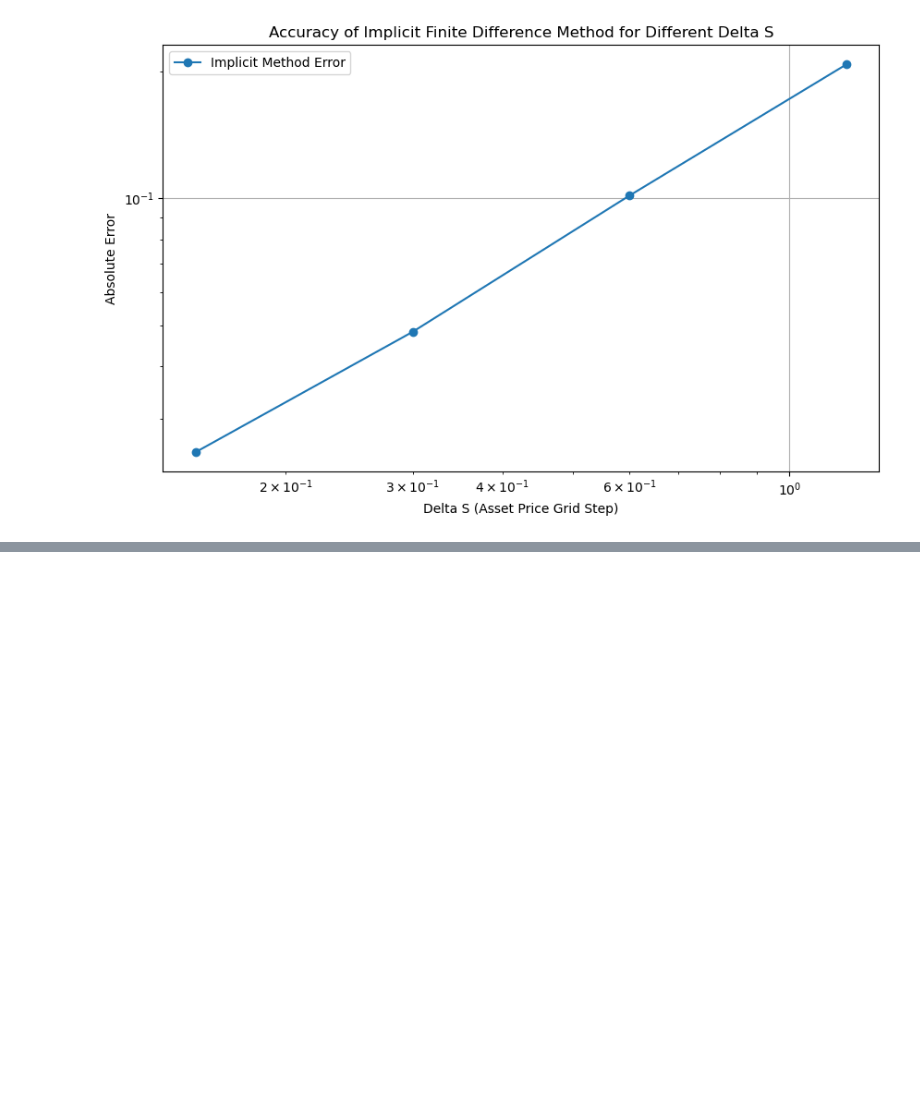
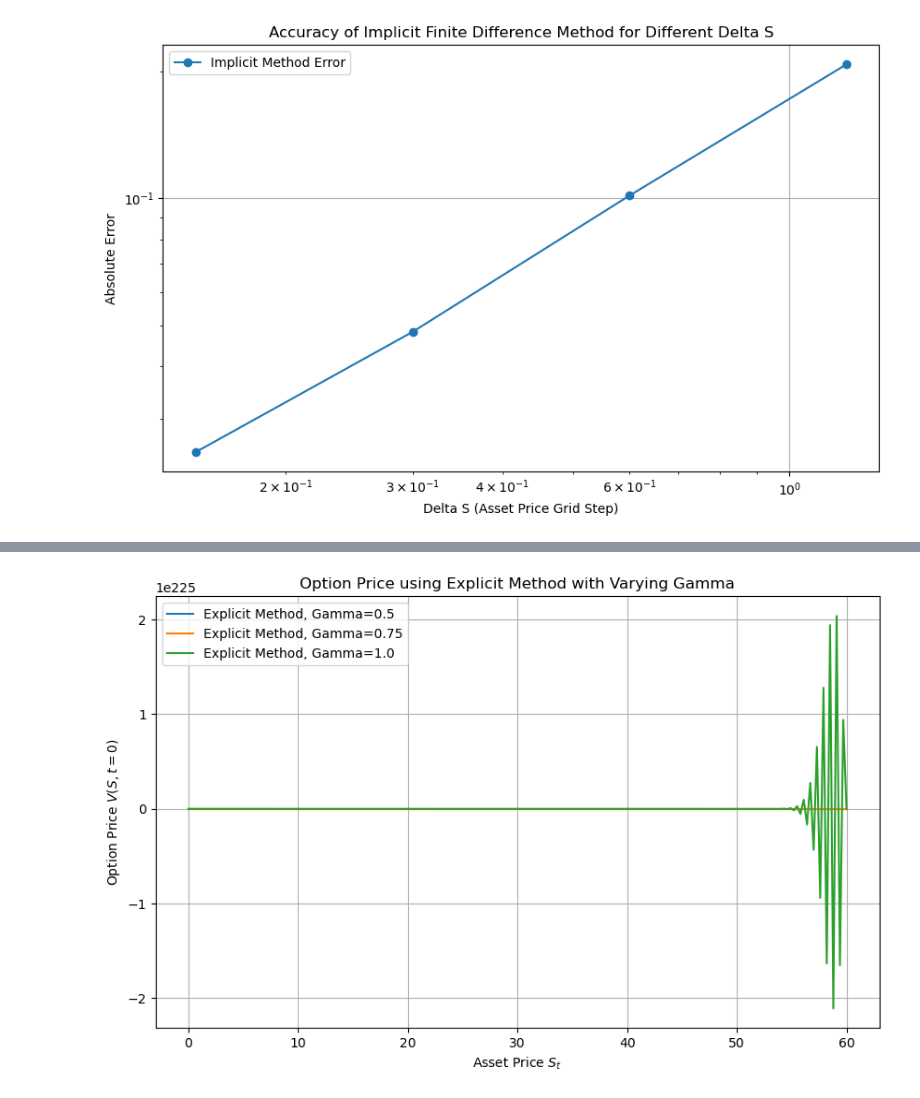
Before and after one commit to pontusbjorklid/Finite-difference-methods-to-price-European-Options, a Jupyter notebook: main.ipynb, the cells around one changed output, grey strips where cells are left out. Saved outputs shown, nothing was run; the diff lists cells and outputs as text; code cells hidden in the pictures; blank space fills up the shorter version.

```diff
--- a/main.ipynb
+++ b/main.ipynb
@@ -614,3 +637,73 @@ plt.show()
+# %%
+# Function for finite difference method using explicit scheme
+def finite_difference_explicit(K: int, S_max: int, S_min: int, N_s: int, t_start: int, T: int, N_t: int, r: float, sigma: float, gamma: float):
+    # Discretization of asset price and time
+    dS = (S_max - S_min) / N_s
+    dt = (T - t_start) / N_t
+
+    # Asset price grid
+    S = np.linspace(S_min, S_max, N_s+1)
+
+    # Time grid
+    t = np.linspace(t_start, T, N_t+1)
+
+    # Initialize the option price matrix
+    V = np.zeros((N_s+1, N_t+1))
+
+    # Payoff at maturity (t = T) for a European call option
+    V[:, -1] = np.maximum(S - K, 0)
+
+    # Boundary conditions
+    V[0, :] = 0  # V(S=0, t) = 0 for a call option
+    V[-1, :] = S_max - K * np.exp(-r * (T - t))  # V(S_max, t) behaves like S - K at large S
+
+    # Finite difference loop (explicit method)
+    for j in reversed(range(N_t)):  # Loop over time from T to 0
+        delta = (V[2:, j+1] - V[:-2, j+1]) / (2 * dS)  # First derivative (vectorized)
+        gamma_term = (V[2:, j+1] - 2 * V[1:-1, j+1] + V[:-2, j+1]) / (dS ** 2)  # Second derivative (vectorized)
+
+        # CEV-based sigma term (S^gamma)
+        diffusion_term = 0.5 * sigma**2 * S[1:-1]**(2 * gamma) * gamma_term
+        drift_term = r * S[1:-1] * delta
+        discount_term = r * V[1:-1, j+1]
+
+        # Update option value using finite differences (vectorized)
+        V[1:-1, j] = V[1:-1, j+1] + dt * (diffusion_term - drift_term + discount_term)
+
+    return V[:, 0], S  # Return option prices at t=0 and asset prices
+
+
+# Parameters
+K = 15          # Strike price
+S_max = 4 * K   # Maximum asset price
+S_min = 0       # Minimum asset price
+N_s = 200       # Number of asset price grid points #100
+t_start = 0     # Initial time
+T = 0.5         # Time to maturity
+r = 0.1         # Risk-free rate
+sigma = 0.25    # Volatility
+
+# Time step counts to test
+N_t = 250  # Testing with different time steps #55
+
+
+# Varying gamma
+gamma_values = [0.5, 0.75, 1.0]
+
+# Plot results for explicit method
+plt.figure(figsize=(10, 6))
+for gamma in gamma_values:
+    option_price, S = finite_difference_explicit(K, S_max, S_min, N_s, t_start, T, N_t, r, sigma, gamma)
+    plt.plot(S, option_price, label=f'Explicit Method, Gamma={gamma}')
+
+plt.xlabel('Asset Price $S_t$')
+plt.ylabel('Option Price $V(S, t=0)$')
+plt.title('Option Price using Explicit Method with Varying Gamma')
+plt.legend()
+plt.grid(True)
+plt.show()
+# %% [output]
+[figure, added]
 # %%
 # Function to calculate option price using the implicit method
 def implicit_method_cev(K, S_max, r, sigma, gamma, T, N_s, N_t):
```
Also changed, not shown: parts of 5 cells of this notebook.
